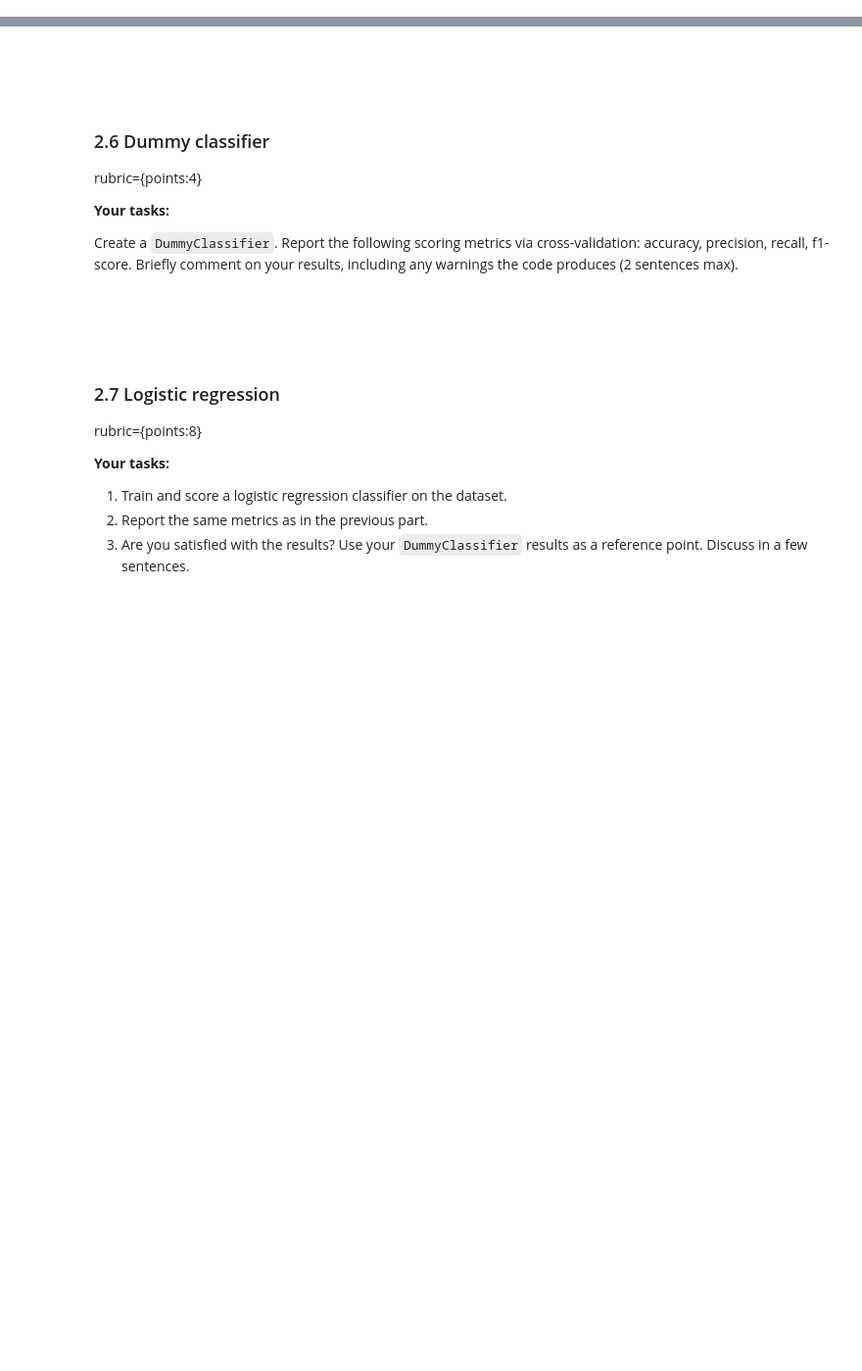
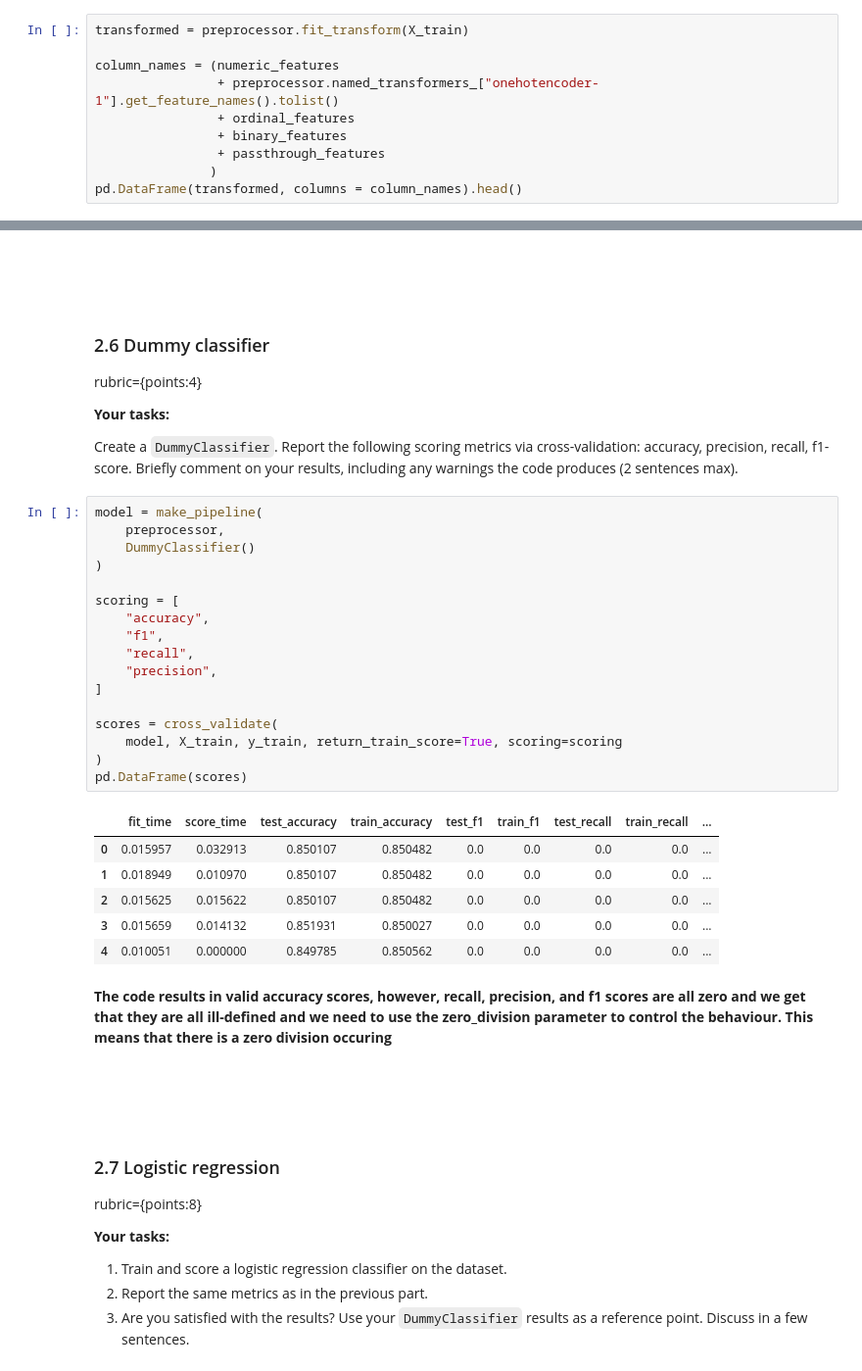
Before and after one commit to Canaut/cpsc330, a Jupyter notebook: hw/hw5/hw5.ipynb, the cells around one changed output, grey strips where cells are left out. Shown: that part at 98% size. Drawn from its saved outputs; the diff is of its cells as text; blank space fills up the shorter version.

```diff
--- a/hw/hw5/hw5.ipynb
+++ b/hw/hw5/hw5.ipynb
@@ -337,3 +365,13 @@ y_test = test_df["churn"]
 rubric={points:4}
 
 Fit and transform your `ColumnTransformer` on your training set. Print the first 5 rows of the transformed data as a dataframe (not numpy array). See lecture 10 for code that can get you the new column names after transforming.
+# %%
+transformed = preprocessor.fit_transform(X_train)
+
+column_names = (numeric_features
+                + preprocessor.named_transformers_["onehotencoder-1"].get_feature_names().tolist()
+                + ordinal_features
+                + binary_features
+                + passthrough_features
+               )
+pd.DataFrame(transformed, columns = column_names).head()
@@ -357,6 +413,32 @@ rubric={points:4}
 **Your tasks:**
 
 Create a `DummyClassifier`. Report the following scoring metrics via cross-validation: accuracy, precision, recall, f1-score. Briefly comment on your results, including any warnings the code produces (2 sentences max).
+# %%
+model = make_pipeline(
+    preprocessor,
+    DummyClassifier()
+)
+
+scoring = [
+    "accuracy",
+    "f1",
+    "recall",
+    "precision",
+]
+
+scores = cross_validate(
+    model, X_train, y_train, return_train_score=True, scoring=scoring
+)
+pd.DataFrame(scores)
+# %% [output]
+|  | fit_time | score_time | test_accuracy | train_accuracy | test_f1 | train_f1 | test_recall | train_recall | ... |
+| 0 | 0.015957 | 0.032913 | 0.850107 | 0.850482 | 0.0 | 0.0 | 0.0 | 0.0 | ... |
+| 1 | 0.018949 | 0.010970 | 0.850107 | 0.850482 | 0.0 | 0.0 | 0.0 | 0.0 | ... |
+| 2 | 0.015625 | 0.015622 | 0.850107 | 0.850482 | 0.0 | 0.0 | 0.0 | 0.0 | ... |
+| 3 | 0.015659 | 0.014132 | 0.851931 | 0.850027 | 0.0 | 0.0 | 0.0 | 0.0 | ... |
+| 4 | 0.010051 | 0.000000 | 0.849785 | 0.850562 | 0.0 | 0.0 | 0.0 | 0.0 | ... |
+# %% [markdown]
+**The code results in valid accuracy scores, however, recall, precision, and f1 scores are all zero  and we get that they are all ill-defined and we need to use the zero_division parameter to control the behaviour. This means that there is a zero division occuring**
 # %% [markdown]
 <br><br>
 # %% [markdown]
```
Also changed, not shown: parts of 29 cells of this notebook.
